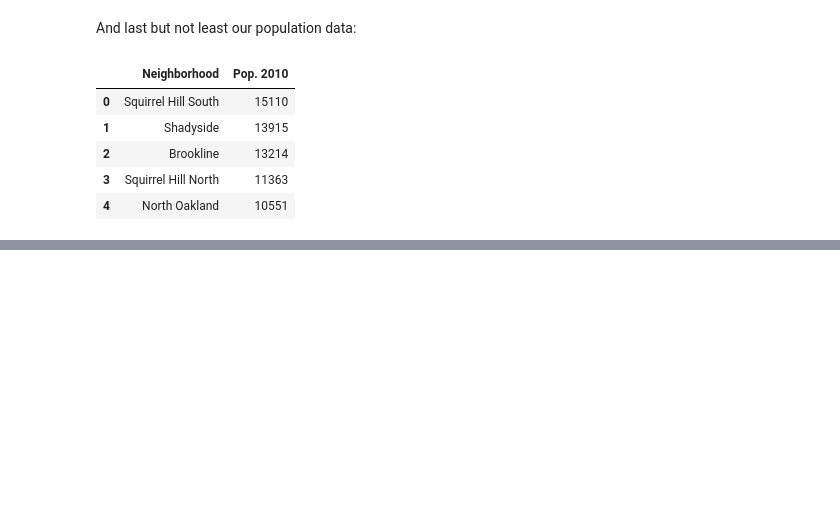
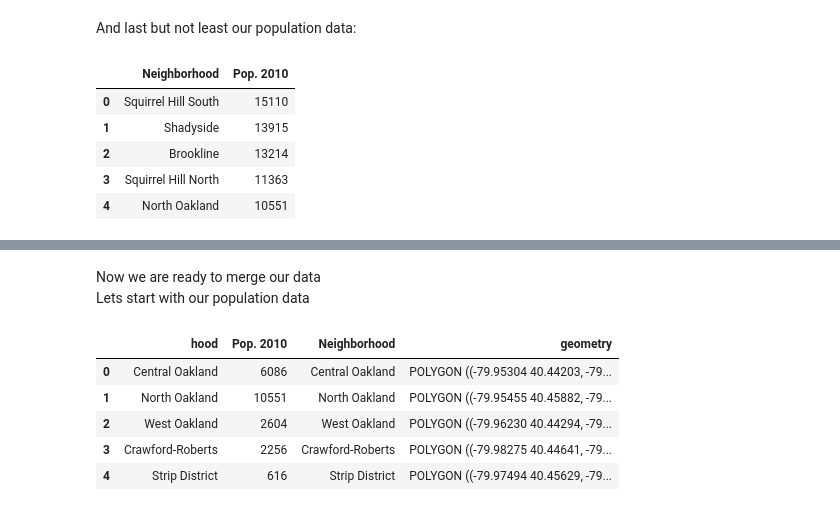
Before and after one commit to DomCampese/Big-Ideas-Final-Project, a Jupyter notebook: Final/FinalVersion.ipynb, the cells around one changed output, grey strips where cells are left out. Saved outputs shown, nothing was run; the diff lists cells and outputs as text; code cells hidden in the pictures; blank space fills up the shorter version.

```diff
--- a/Final/FinalVersion.ipynb
+++ b/Final/FinalVersion.ipynb
@@ -90,0 +114,15 @@ pop.head()
+# %% [markdown]
+Now we are ready to merge our data
+Lets start with our population data
+# %%
+# merge population data and shape data
+pop_map = neighborhoods.merge(pop, how='left', left_on='hood', right_on='Neighborhood')
+# verify the data merged correctly
+pop_map[['hood', 'Pop. 2010', 'Neighborhood', 'geometry']].head()
+# %% [output]
+|  | hood | Pop. 2010 | Neighborhood | geometry |
+| 0 | Central Oakland | 6086 | Central Oakland | POLYGON ((-79.95304 40.44203, -79... |
+| 1 | North Oakland | 10551 | North Oakland | POLYGON ((-79.95455 40.45882, -79... |
+| 2 | West Oakland | 2604 | West Oakland | POLYGON ((-79.96230 40.44294, -79... |
+| 3 | Crawford-Roberts | 2256 | Crawford-Roberts | POLYGON ((-79.98275 40.44641, -79... |
+| 4 | Strip District | 616 | Strip District | POLYGON ((-79.97494 40.45629, -79... |
```
Also changed, not shown: parts of 4 cells of this notebook.
